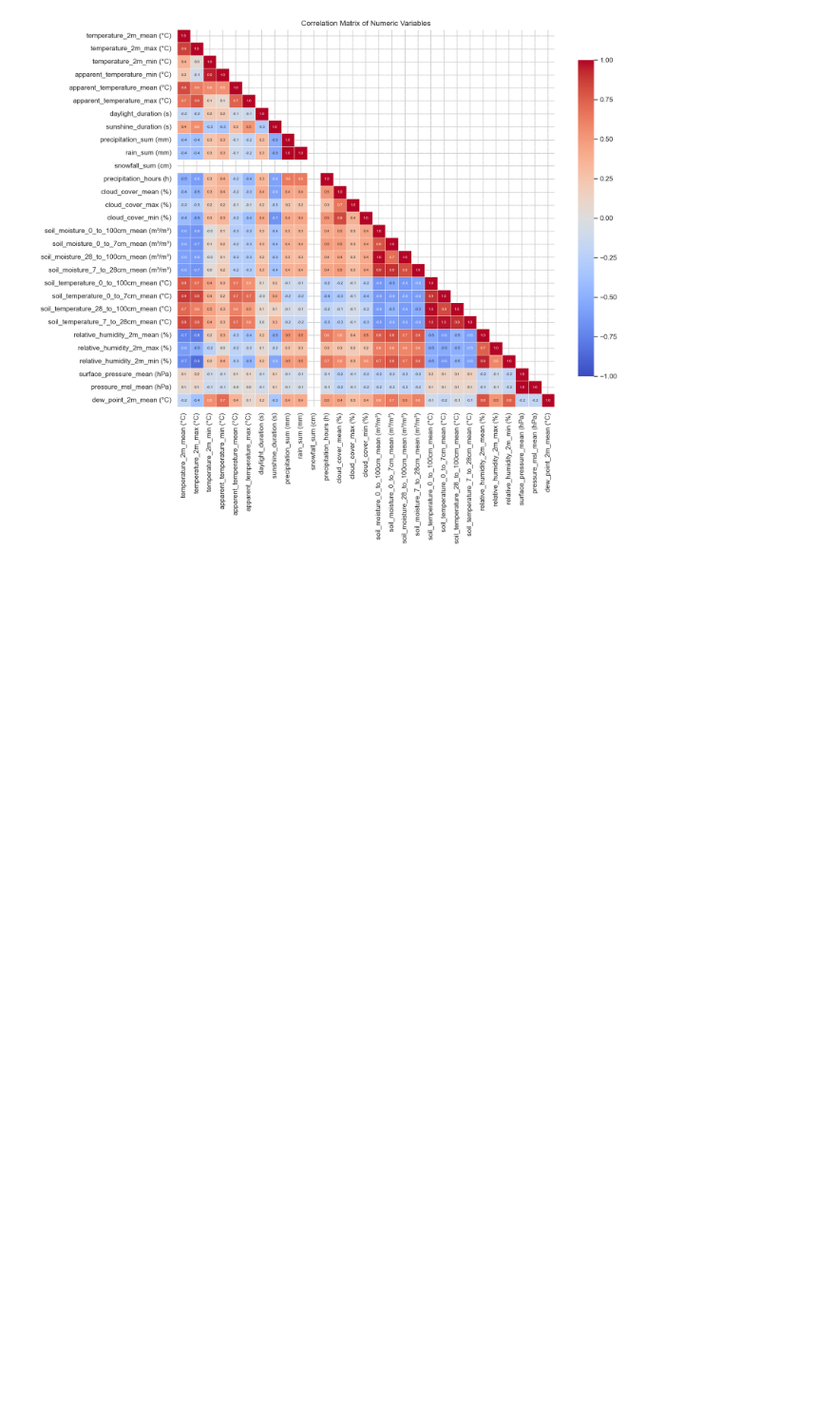
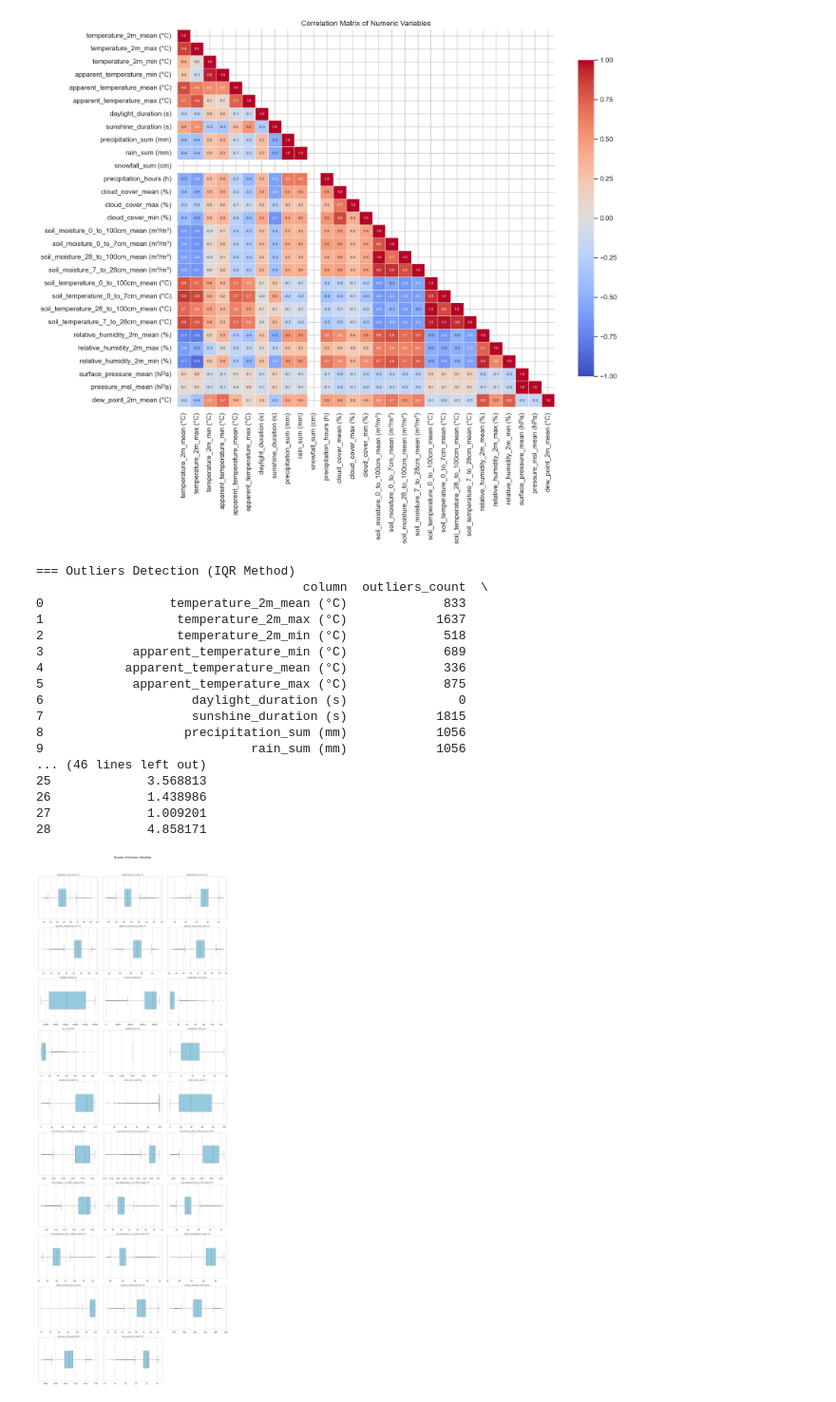
Before and after one commit to AghnatHs/climate-forecasting-support-for-planting-calendar-daming2026-k1p6, a Jupyter notebook: main.ipynb, the cells around one changed output. Shown at 95% size. Cells and saved outputs as stored; diff of their text form; code cells hidden in the pictures; blank space fills up the shorter version.

```diff
--- a/main.ipynb
+++ b/main.ipynb
@@ -282,3 +293,68 @@ if numeric_cols:
 [figure]
 [figure]
 [figure]
+# %%
+# --- Outliers Detection ---
+outliers_info = []
+for column in numeric_cols:
+    values = df[column].dropna()
+    q1 = values.quantile(0.25)
+    q3 = values.quantile(0.75)
+    iqr = q3 - q1
+    lower_bound = q1 - 1.5 * iqr
+    upper_bound = q3 + 1.5 * iqr
+    outliers = values[(values < lower_bound) | (values > upper_bound)]
+    outliers_info.append({
+        'column': column,
+        'outliers_count': len(outliers),
+        'lower_bound': lower_bound,
+        'upper_bound': upper_bound,
+        'outliers_percentage': (len(outliers) / len(values) * 100) if len(values) > 0 else 0
+    })
+
+outliers_df = pd.DataFrame(outliers_info)
+print('\n=== Outliers Detection (IQR Method)')
+print(outliers_df[['column', 'outliers_count', 'outliers_percentage']])
+
+# --- Boxplot Visualization ---
+if numeric_cols:
+    plot_cols = numeric_cols
+    cols_per_row = 3
+    n_rows = int(np.ceil(len(plot_cols) / cols_per_row))
+    fig, axes = plt.subplots(n_rows, cols_per_row, figsize=(cols_per_row * 5, n_rows * 4))
+    axes = np.atleast_1d(axes).ravel()
+
+    for ax, column in zip(axes, plot_cols):
+        values = df[column].dropna()
+        sns.boxplot(x=values, ax=ax, color='skyblue', width=0.4, fliersize=2)
+        ax.set_title(column, fontsize=10)
+        ax.set_xlabel('')
+        ax.set_ylabel('')
+
+    for ax in axes[len(plot_cols):]:
+        ax.axis('off')
+
+    fig.suptitle('Boxplot of Numeric Variables', fontsize=16, y=1.02)
+    fig.tight_layout()
+    plt.show()
+else:
+    print('No numeric columns available for boxplot.')
+# %% [output]
+=== Outliers Detection (IQR Method)
+                                    column  outliers_count  \
+0                 temperature_2m_mean (°C)             833
+1                  temperature_2m_max (°C)            1637
+2                  temperature_2m_min (°C)             518
+3            apparent_temperature_min (°C)             689
+4           apparent_temperature_mean (°C)             336
+5            apparent_temperature_max (°C)             875
+6                    daylight_duration (s)               0
+7                    sunshine_duration (s)            1815
+8                   precipitation_sum (mm)            1056
+9                            rain_sum (mm)            1056
+... (46 lines left out)
+25             3.568813
+26             1.438986
+27             1.009201
+28             4.858171
+[figure, added]
```
Also changed, not shown: parts of 3 cells of this notebook, 1 other file.
